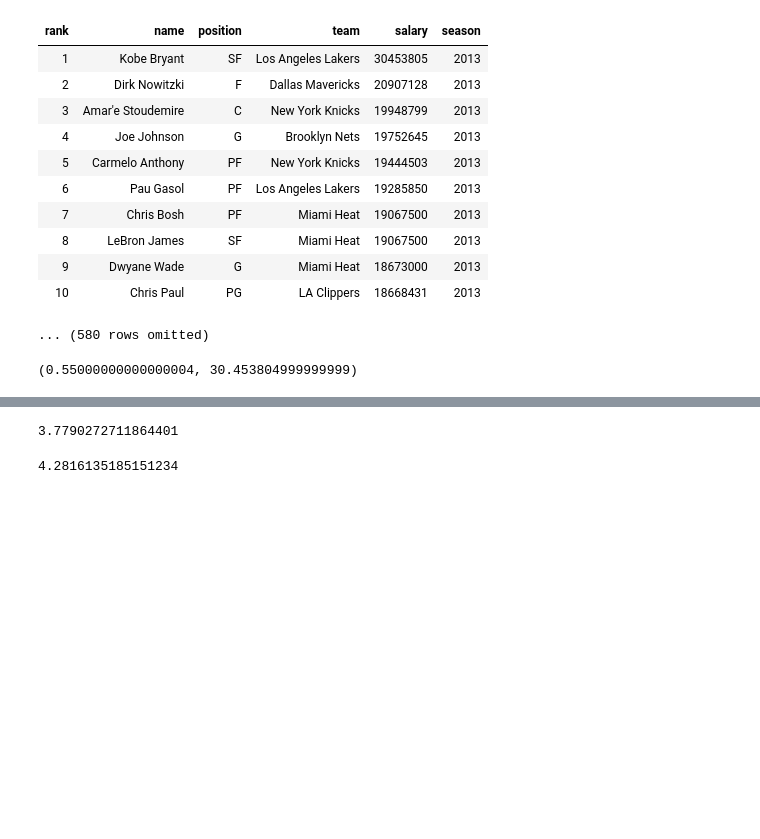
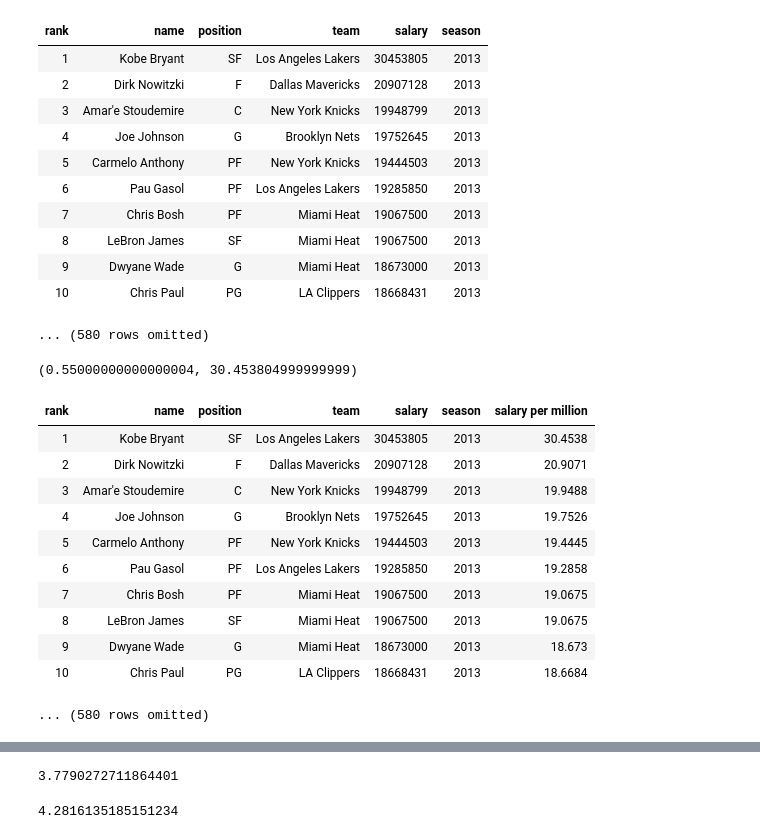
Before and after one commit to joellengreen1/materials-sp22, a Jupyter notebook: MyLectures/Week11_Lecture_2.ipynb, the cells around one changed output, grey strips where cells are left out. Cells and saved outputs as stored; diff of their text form; code cells hidden in the pictures; blank space fills up the shorter version.

```diff
--- a/MyLectures/Week11_Lecture_2.ipynb
+++ b/MyLectures/Week11_Lecture_2.ipynb
@@ -279,5 +279,20 @@ nba13 = nba13.with_columns('salary per million', nba13.column('salary')/1000000)
 nba13.column('salary per million').min(), nba13.column('salary per million').max()
 # %% [output]
 (0.55000000000000004, 30.453804999999999)
+# %%
+nba13
+# %% [output]
+| rank | name | position | team | salary | season | salary per million |
+| 1 | Kobe Bryant | SF | Los Angeles Lakers | 30453805 | 2013 | 30.4538 |
+| 2 | Dirk Nowitzki | F | Dallas Mavericks | 20907128 | 2013 | 20.9071 |
+| 3 | Amar'e Stoudemire | C | New York Knicks | 19948799 | 2013 | 19.9488 |
+| 4 | Joe Johnson | G | Brooklyn Nets | 19752645 | 2013 | 19.7526 |
+| 5 | Carmelo Anthony | PF | New York Knicks | 19444503 | 2013 | 19.4445 |
+| 6 | Pau Gasol | PF | Los Angeles Lakers | 19285850 | 2013 | 19.2858 |
+| 7 | Chris Bosh | PF | Miami Heat | 19067500 | 2013 | 19.0675 |
+| 8 | LeBron James | SF | Miami Heat | 19067500 | 2013 | 19.0675 |
+| 9 | Dwyane Wade | G | Miami Heat | 18673000 | 2013 | 18.673 |
+| 10 | Chris Paul | PG | LA Clippers | 18668431 | 2013 | 18.6684 |
+... (580 rows omitted)
 # %%
 # Create the histogram of the player's salaries
```
Also changed, not shown: parts of 3 cells of this notebook.
